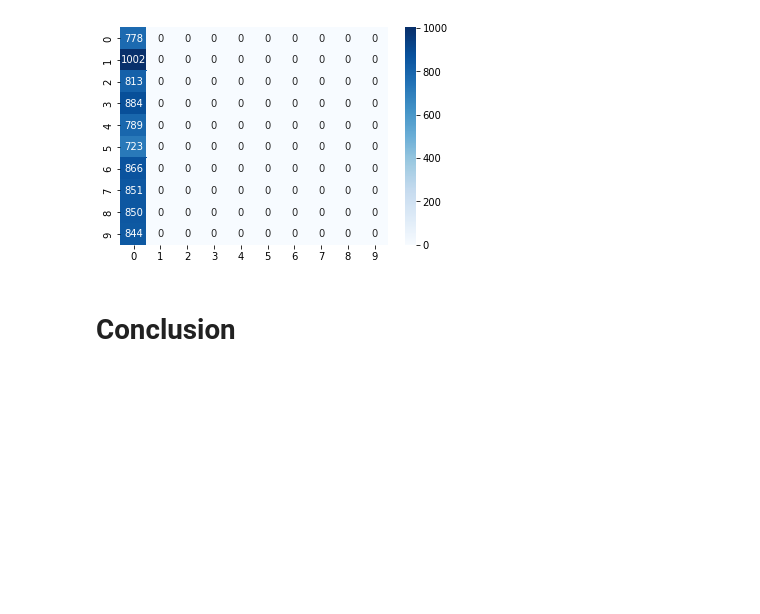
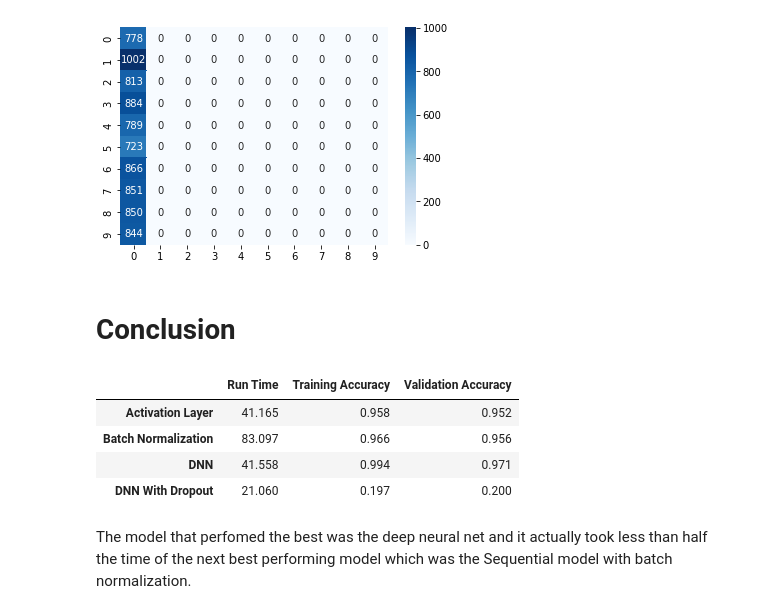
Before and after one commit to Rachhh53/Digit-Recognizer, a Jupyter notebook: DigitRecognizerNN.ipynb, the cells around one changed output. Saved outputs shown, nothing was run; the diff lists cells and outputs as text; code cells hidden in the pictures; blank space fills up the shorter version.

```diff
--- a/DigitRecognizerNN.ipynb
+++ b/DigitRecognizerNN.ipynb
@@ -515,7 +515,7 @@ def DNN_w_drop(n_features):
     pd.DataFrame(history.history).plot(figsize=(8,5))
     plt.grid(True)
     plt.gca().set_ylim(0,1)
-    summary = {'Total Time': round(total_time, 3), 'Training Accuracy': round(history.history['acc'][-1], 3),
+    summary = {'Run Time': round(total_time, 3), 'Training Accuracy': round(history.history['acc'][-1], 3),
              'Validation Accuracy': round(history.history['val_acc'][-1], 3)}
     return model, summary
 # %%
@@ -557,3 +559,16 @@ cm_matrix(DNNmodel_dropout, x_valid, y_valid)
 [figure]
 # %% [markdown]
 # Conclusion
+# %%
+model_summ = [summary2, summary3, summary4,summary5]
+results = pd.DataFrame(model_summ, columns = ['Run Time','Training Accuracy','Validation Accuracy'])
+results.index = ['Activation Layer', 'Batch Normalization', 'DNN', 'DNN With Dropout']
+results
+# %% [output]
+|  | Run Time | Training Accuracy | Validation Accuracy |
+| Activation Layer | 41.165 | 0.958 | 0.952 |
+| Batch Normalization | 83.097 | 0.966 | 0.956 |
+| DNN | 41.558 | 0.994 | 0.971 |
+| DNN With Dropout | 21.060 | 0.197 | 0.200 |
+# %% [markdown]
+The model that perfomed the best was the deep neural net and it actually took less than half the time of the next best performing model which was the Sequential model with batch normalization.
```
Also changed, not shown: parts of 6 cells of this notebook.
